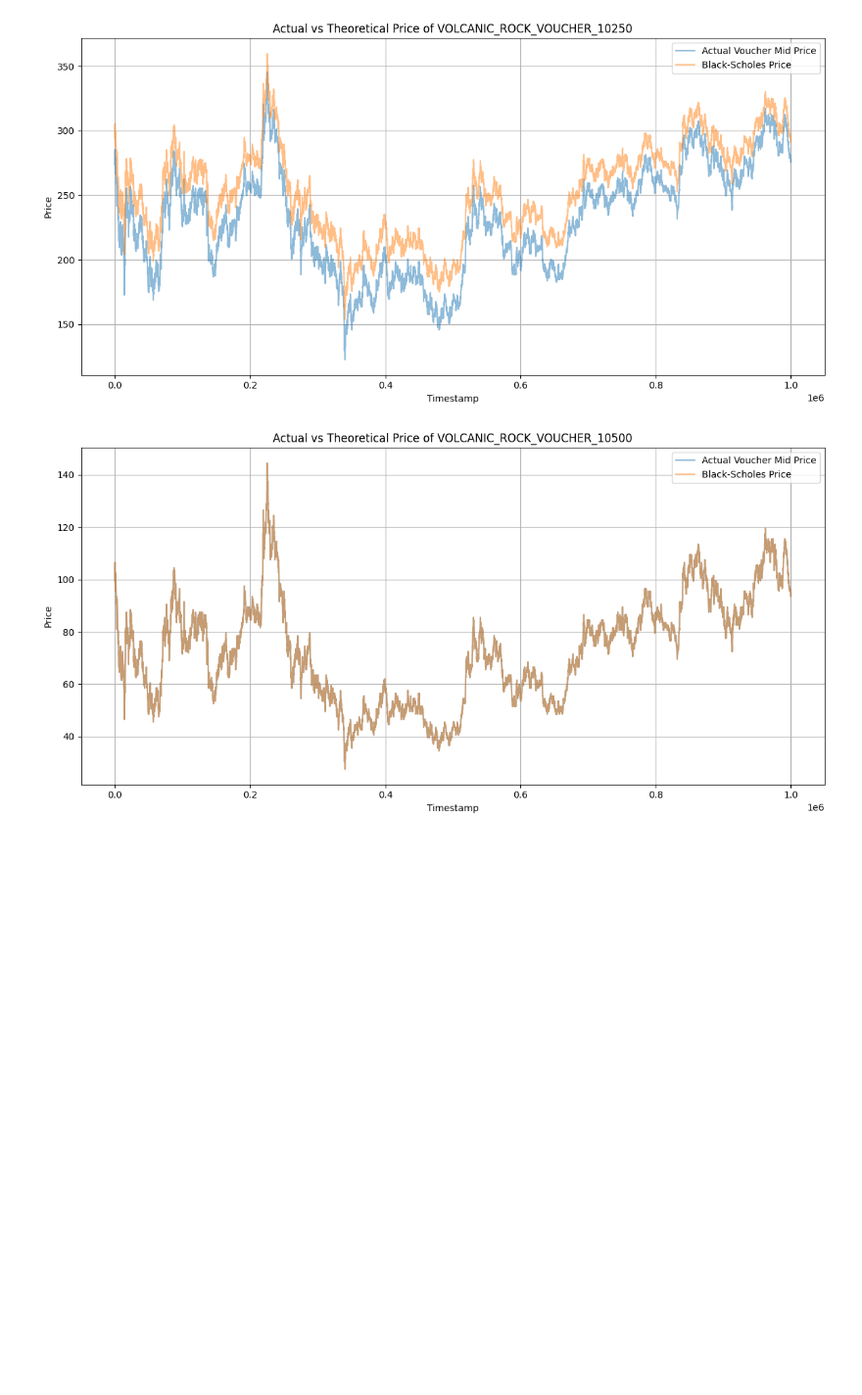
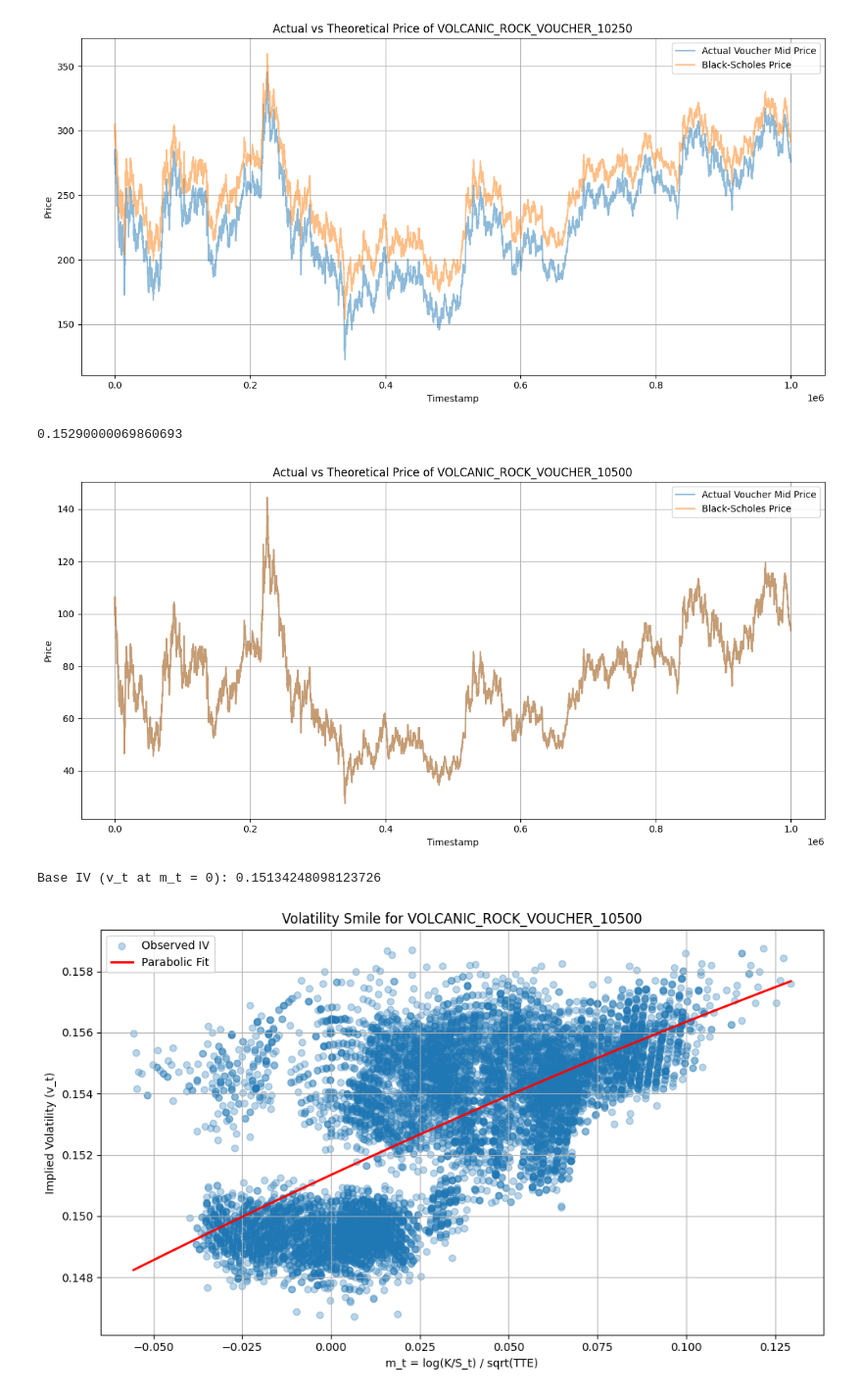
Before and after one commit to jennifer-lu/prosperity-3, a Jupyter notebook: round_3_algo.ipynb, the cells around one changed output. Shown at 98% size. Cells and saved outputs as stored; diff of their text form; code cells hidden in the pictures; blank space fills up the shorter version.

```diff
--- a/round_3_algo.ipynb
+++ b/round_3_algo.ipynb
@@ -316,6 +316,8 @@ voucher_data['T'] = (total_ticks - voucher_data['timestamp']) / total_ticks * to
 voucher_data['implied_vol'] = voucher_data.apply(lambda row: implied_volatility(row['mid_price'], row['mid_price_volcanic_rock'], K, row['T']), axis=1)
 voucher_data['bs_price'] = voucher_data.apply(lambda row: black_scholes_call_price(row['S'], K, row['T'], r, row['implied_vol']), axis=1)
 
+print(np.mean(voucher_data['implied_vol']))
+
 # Plot actual vs theoretical
 plt.figure(figsize=(12, 6))
 plt.plot(voucher_data['timestamp'], voucher_data['mid_price'], label='Actual Voucher Mid Price', alpha=0.5)
@@ -328,4 +330,36 @@ plt.grid(True)
 plt.tight_layout()
 plt.show()
 # %% [output]
+0.15290000069860693
 [figure]
+# %%
+# Compute m_t and v_t
+voucher_data['m_t'] = np.log(K / voucher_data['S']) / np.sqrt(voucher_data['T'])
+voucher_data['v_t'] = voucher_data['implied_vol']
+
+# Fit a parabola: v_t = a * m_t^2 + b * m_t + c
+coeffs = np.polyfit(voucher_data['m_t'], voucher_data['v_t'], 2)
+parabola = np.poly1d(coeffs)
+
+# Store fitted values
+voucher_data['v_t_fitted'] = parabola(voucher_data['m_t'])
+
+# Evaluate base IV (at m_t = 0)
+base_iv = parabola(0)
+print(f"Base IV (v_t at m_t = 0): {base_iv}")
+
+# Plot v_t vs m_t and the parabolic fit
+plt.figure(figsize=(10, 6))
+plt.scatter(voucher_data['m_t'], voucher_data['v_t'], alpha=0.3, label='Observed IV')
+m_range = np.linspace(voucher_data['m_t'].min(), voucher_data['m_t'].max(), 500)
+plt.plot(m_range, parabola(m_range), color='red', label='Parabolic Fit', linewidth=2)
+plt.xlabel('m_t = log(K/S_t) / sqrt(TTE)')
+plt.ylabel('Implied Volatility (v_t)')
+plt.title('Volatility Smile for VOLCANIC_ROCK_VOUCHER_10500')
+plt.legend()
+plt.grid(True)
+plt.tight_layout()
+plt.show()
+# %% [output]
+Base IV (v_t at m_t = 0): 0.15134248098123726
+[figure, added]
```
Also changed, not shown: parts of 3 cells of this notebook.
